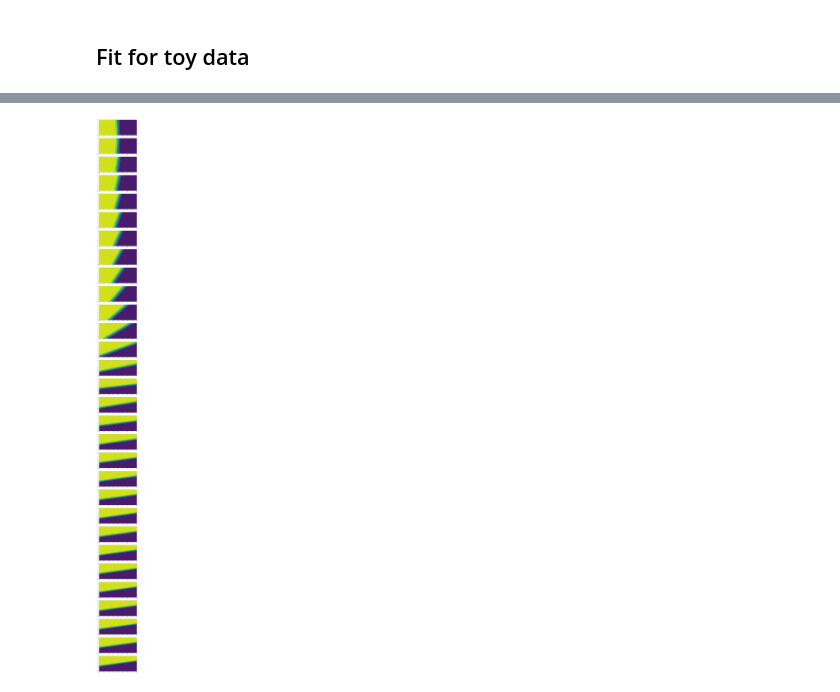
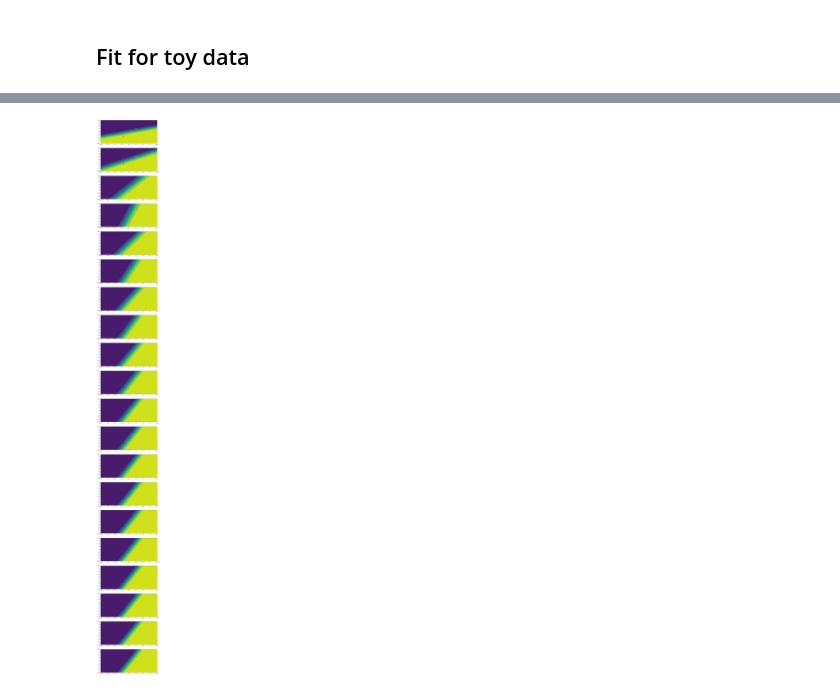
Before and after one commit to kunalrs/deeplearning-tutorial, a Jupyter notebook: SigmoidNeuron.ipynb, the cells around one changed output, grey strips where cells are left out. Cells and saved outputs as stored; diff of their text form; code cells hidden in the pictures.

Commit message:
Fixed plotting error for Signoid class plotting

```diff
--- a/SigmoidNeuron.ipynb
+++ b/SigmoidNeuron.ipynb
@@ -449,21 +448,22 @@ def sn_plot(X, Y, sn, ax):
 
     for i in range(X2.size):
         for j in range(X1.size):
-            val = np.asarray([X1[i], X2[j]])
+            val = np.asarray([X1[j], X2[i]])
             YY[i, j] = sn.model(val)
 
-    ax.contourf(XX1, XX2, YY)
+    ax.contourf(XX1, XX2, YY, cmap='viridis')
     ax.scatter(X[:,0], X[:,1], c=Y)
     ax.plot()
 # %%
 # learn without initilizing & external epochs
-s.fit(X, Y, 1, 0.5, True)
-N = 30
+s = SigmoidNeuron()
+s.fit(X, Y, 1, 0.25, True)
+N = 20
 plt.figure(figsize=(10, N * 5))
 
 for i in range(N):
     ax = plt.subplot(N, 1, i+1)
     s.fit(X, Y, 1, 0.5, False)
     sn_plot(X, Y, s, ax)
 # %% [output]
-[figure, old version]
+[figure, new version]
```
Also changed, not shown: parts of 8 cells of this notebook.
